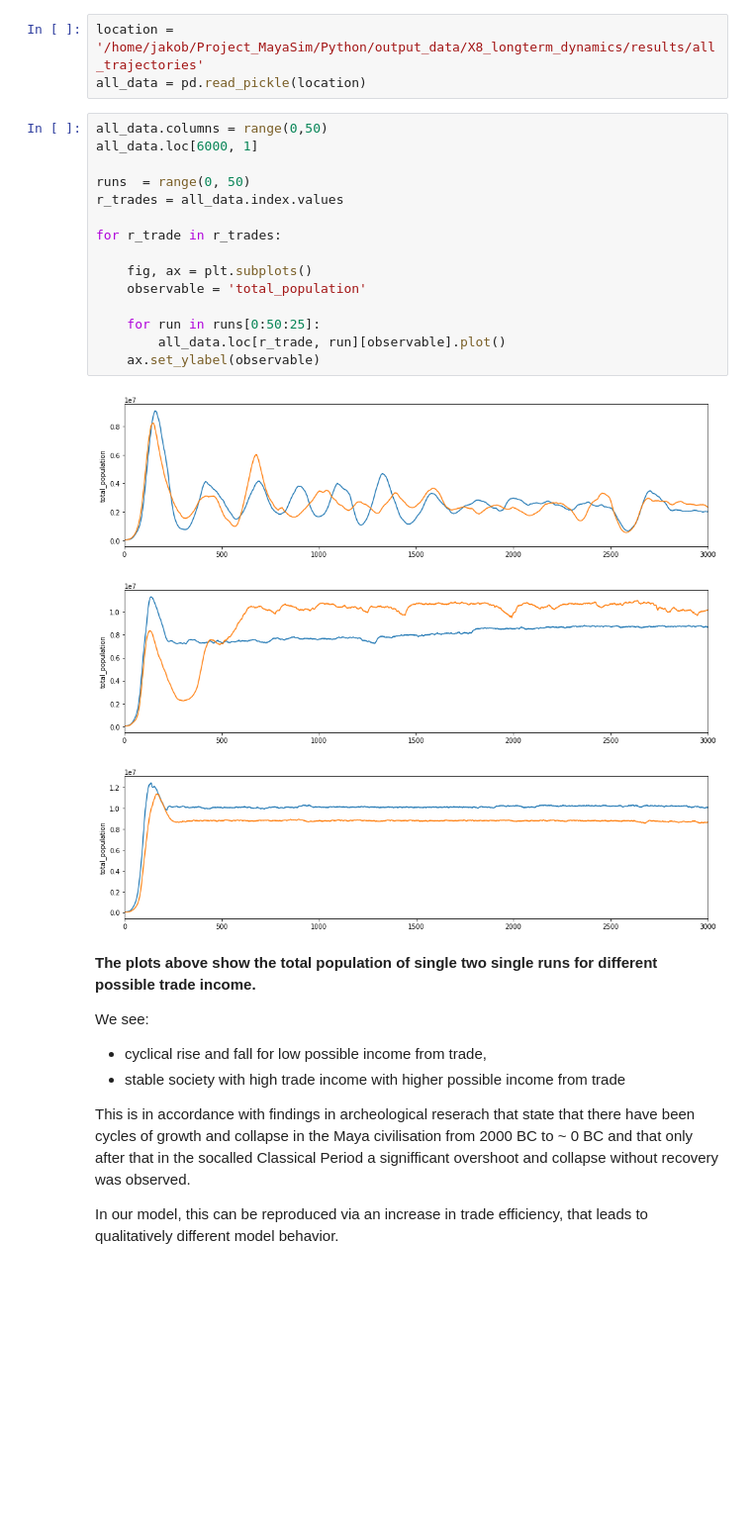
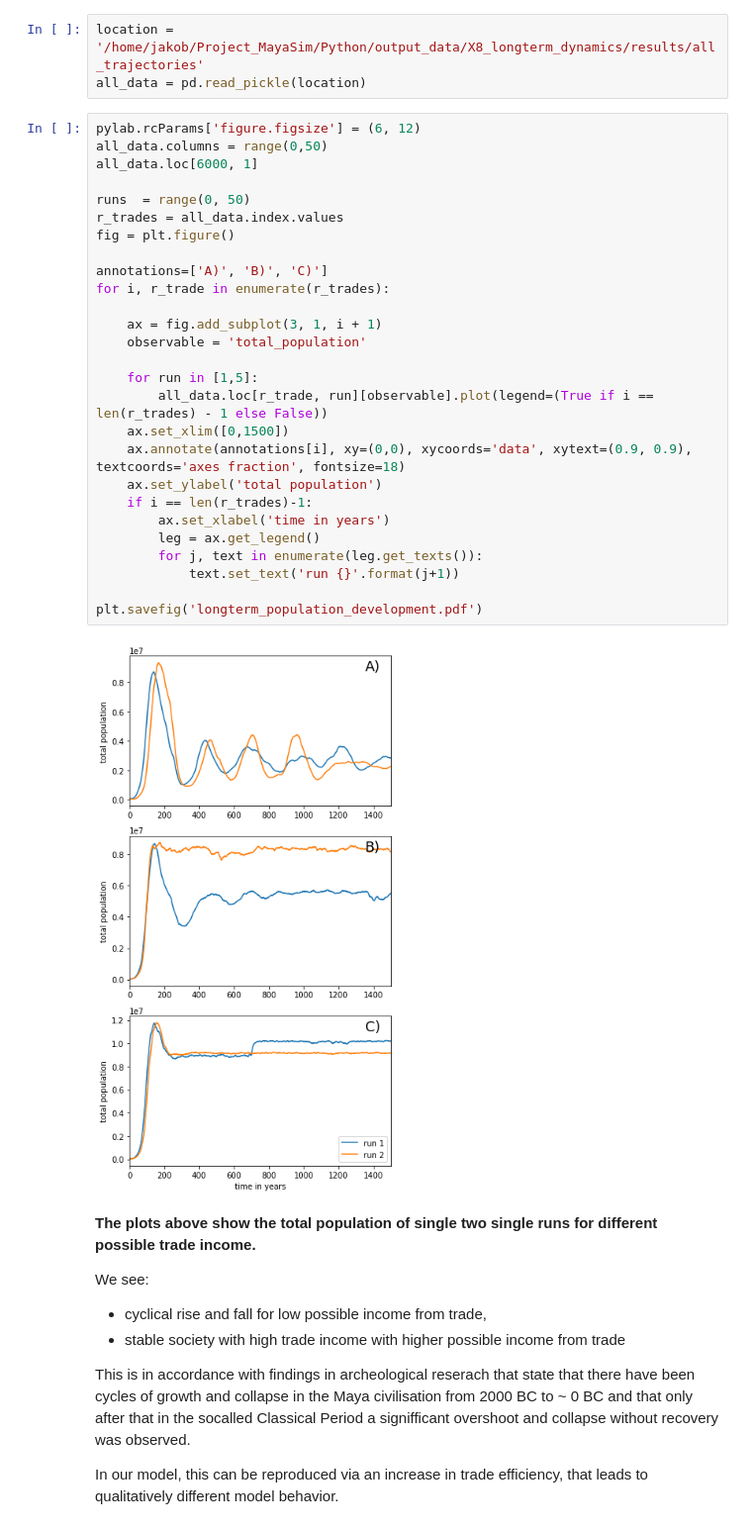
Before and after one commit to jakobkolb/Mayasim, a Jupyter notebook: Evaluation_Notebooks/X8_long_term_dynamics.ipynb, the cells around one changed output. Shown at 99% size. Cells and saved outputs as stored; diff of their text form; blank space fills up the shorter version.

Commit message:
added visualization to long run experiments

```diff
--- a/Evaluation_Notebooks/X8_long_term_dynamics.ipynb
+++ b/Evaluation_Notebooks/X8_long_term_dynamics.ipynb
@@ -85,25 +79,35 @@ To get some more information, a closer look at individual trajectories is requir
 # %%
 location = '/home/jakob/Project_MayaSim/Python/output_data/X8_longterm_dynamics/results/all_trajectories'
 all_data = pd.read_pickle(location)
-# %%
-all_data.columns = range(0,50)
-all_data.loc[6000, 1]
-
-runs  = range(0, 50)
-r_trades = all_data.index.values
-
-for r_trade in r_trades:
-
-    fig, ax = plt.subplots()
-    observable = 'total_population'
-
-    for run in runs[0:50:25]:
-        all_data.loc[r_trade, run][observable].plot()
-    ax.set_ylabel(observable)
-# %% [output]
-[figure, removed]
-[figure, removed]
-[figure, removed]
+# %%
+pylab.rcParams['figure.figsize'] = (6, 12)
+all_data.columns = range(0,50)
+all_data.loc[6000, 1]
+
+runs  = range(0, 50)
+r_trades = all_data.index.values
+fig = plt.figure()
+
+annotations=['A)', 'B)', 'C)']
+for i, r_trade in enumerate(r_trades):
+
+    ax = fig.add_subplot(3, 1, i + 1)
+    observable = 'total_population'
+
+    for run in [1,5]:
+        all_data.loc[r_trade, run][observable].plot(legend=(True if i == len(r_trades) - 1 else False))
+    ax.set_xlim([0,1500])
+    ax.annotate(annotations[i], xy=(0,0), xycoords='data', xytext=(0.9, 0.9), textcoords='axes fraction', fontsize=18)
+    ax.set_ylabel('total population')
+    if i == len(r_trades)-1:
+        ax.set_xlabel('time in years')
+        leg = ax.get_legend()
+        for j, text in enumerate(leg.get_texts()):
+            text.set_text('run {}'.format(j+1))
+
+plt.savefig('longterm_population_development.pdf')
+# %% [output]
+[figure, added]
 # %% [markdown]
 **The plots above show the total population of single two single runs for different possible trade income.**
 
```
Also changed, not shown: parts of 2 cells of this notebook, 1 other file.
